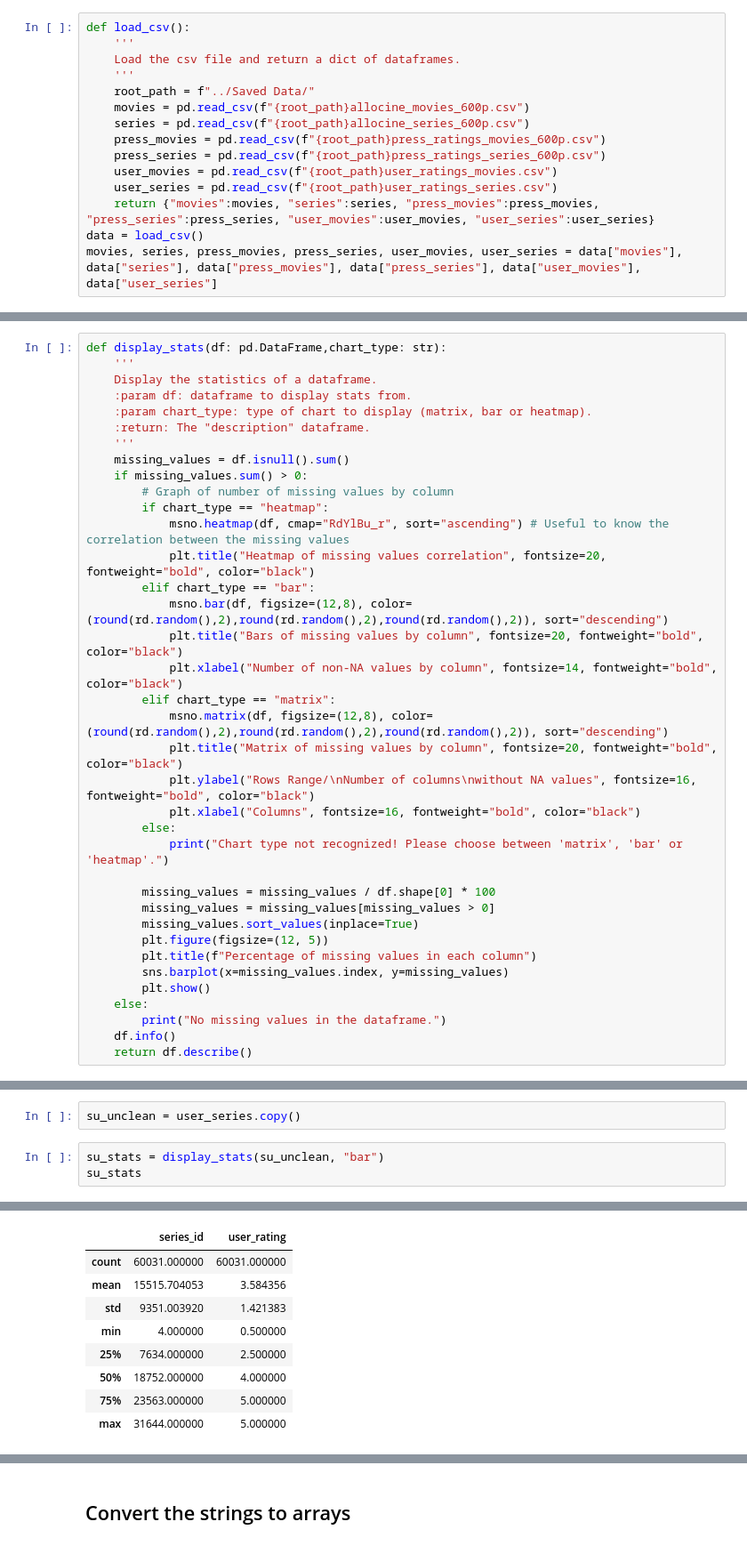
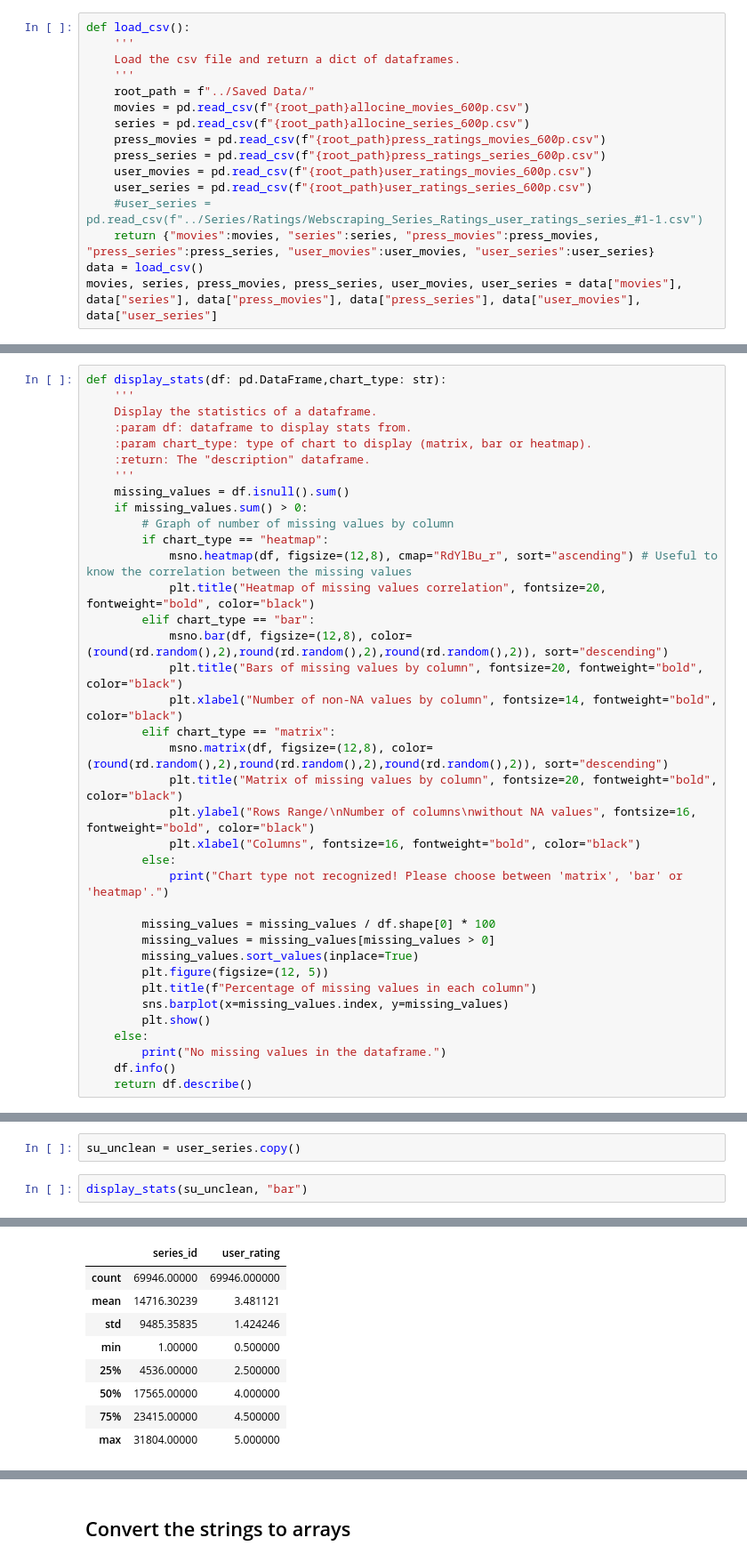
Before and after one commit to Bastien-LDC/Allocine-Recommender-System, a Jupyter notebook: Data Analysis/Allocine_Data_Analysis.ipynb, the cells around one changed output, grey strips where cells are left out. Shown at 89% size. Saved outputs shown, nothing was run; the diff lists cells and outputs as text.

```diff
--- a/Data Analysis/Allocine_Data_Analysis.ipynb
+++ b/Data Analysis/Allocine_Data_Analysis.ipynb
@@ -78,8 +102,9 @@ def load_csv():
     series = pd.read_csv(f"{root_path}allocine_series_600p.csv")
     press_movies = pd.read_csv(f"{root_path}press_ratings_movies_600p.csv")
     press_series = pd.read_csv(f"{root_path}press_ratings_series_600p.csv")
-    user_movies = pd.read_csv(f"{root_path}user_ratings_movies.csv")
-    user_series = pd.read_csv(f"{root_path}user_ratings_series.csv")
+    user_movies = pd.read_csv(f"{root_path}user_ratings_movies_600p.csv")
+    user_series = pd.read_csv(f"{root_path}user_ratings_series_600p.csv")
+    #user_series = pd.read_csv(f"../Series/Ratings/Webscraping_Series_Ratings_user_ratings_series_#1-1.csv")
     return {"movies":movies, "series":series, "press_movies":press_movies, "press_series":press_series, "user_movies":user_movies, "user_series":user_series}
 data = load_csv()
 movies, series, press_movies, press_series, user_movies, user_series = data["movies"], data["series"], data["press_movies"], data["press_series"], data["user_movies"], data["user_series"]
@@ -110,7 +137,7 @@ def display_stats(df: pd.DataFrame,chart_type: str):
     if missing_values.sum() > 0:
         # Graph of number of missing values by column
         if chart_type == "heatmap":
-            msno.heatmap(df, cmap="RdYlBu_r", sort="ascending") # Useful to know the correlation between the missing values
+            msno.heatmap(df, figsize=(12,8), cmap="RdYlBu_r", sort="ascending") # Useful to know the correlation between the missing values
             plt.title("Heatmap of missing values correlation", fontsize=20, fontweight="bold", color="black")
         elif chart_type == "bar":
             msno.bar(df, figsize=(12,8), color=(round(rd.random(),2),round(rd.random(),2),round(rd.random(),2)), sort="descending")
@@ -300,6 +364,5 @@ memory usage: 157.9+ KB
 # %%
 su_unclean = user_series.copy()
 # %%
-su_stats = display_stats(su_unclean, "bar")
-su_stats
+display_stats(su_unclean, "bar")
 # %% [output]
@@ -320,9 +382,9 @@ memory usage: 2.3+ MB
 |  | series_id | user_rating |
-| count | 60031.000000 | 60031.000000 |
-| mean | 15515.704053 | 3.584356 |
-| std | 9351.003920 | 1.421383 |
-| min | 4.000000 | 0.500000 |
-| 25% | 7634.000000 | 2.500000 |
-| 50% | 18752.000000 | 4.000000 |
-| 75% | 23563.000000 | 5.000000 |
-| max | 31644.000000 | 5.000000 |
+| count | 69946.00000 | 69946.000000 |
+| mean | 14716.30239 | 3.481121 |
+| std | 9485.35835 | 1.424246 |
+| min | 1.00000 | 0.500000 |
+| 25% | 4536.00000 | 2.500000 |
+| 50% | 17565.00000 | 4.000000 |
+| 75% | 23415.00000 | 4.500000 |
+| max | 31804.00000 | 5.000000 |
```
Also changed, not shown: parts of 43 cells of this notebook, 1 other file.
